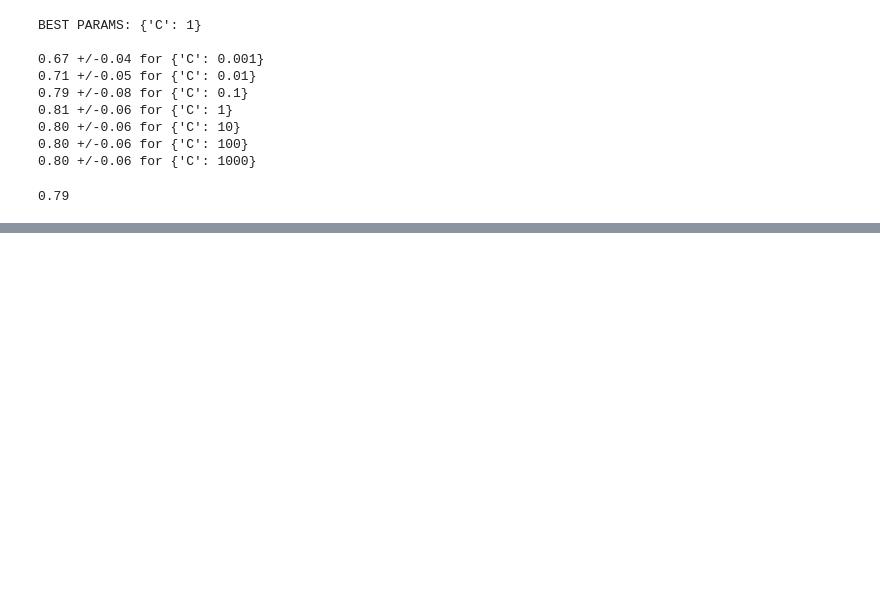
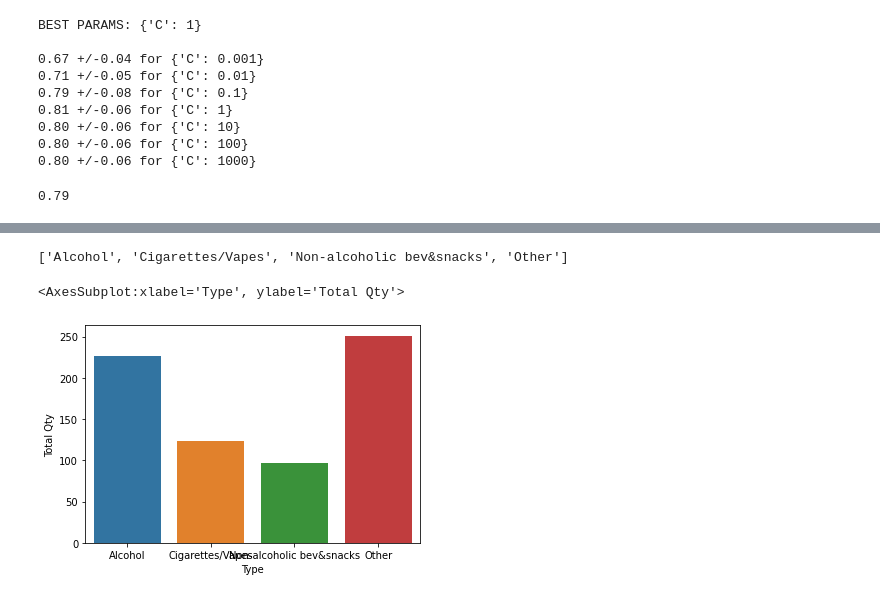
Before and after one commit to Skahlon7/_Spatial_, a Jupyter notebook: ML_/Titanic_ML.ipynb, the cells around one changed output, grey strips where cells are left out. Saved outputs shown, nothing was run; the diff lists cells and outputs as text; code cells hidden in the pictures; blank space fills up the shorter version.

```diff
--- a/ML_/Titanic_ML.ipynb
+++ b/ML_/Titanic_ML.ipynb
@@ -220,0 +271,20 @@ round(np.mean(scores),2)
+# %%
+alcohol, cigs, snacks = [val.lower() for val in alcohol], [val.lower() for val in cigs], \
+[val.lower() for val in snacks]
+alcohol, cigs, snacks = tuple(alcohol), tuple(cigs), tuple(snacks)
+# %%
+new_col = []
+#1=alcohol
+#2=cigs
+#3=non-alchol products
+#0-other
+
+for row in store_df['Name']:
+    if row.lower().startswith(alcohol) or row.lower().endswith('ml'):
+        new_col.append(1)
+    elif row.lower().startswith(cigs):
+        new_col.append(2)
+    elif row.lower().startswith(snacks):
+        new_col.append(3)
+    else:
+        new_col.append(0)
@@ -220,0 +296,19 @@ round(np.mean(scores),2)
+# %%
+import numpy as np
+store_df['Class'] = new_col
+
+conditions = [
+    (store_df["Class"] == 0),
+    (store_df["Class"] == 1),
+    (store_df["Class"] == 2),
+    (store_df["Class"] == 3)
+
+]
+
+values = ['Other', 'Alcohol', 'Cigarettes/Vapes', 'Non-alcoholic bev&snacks'
+]
+
+store_df['Type'] = np.select(conditions,values)
+# %%
+agg = store_df.groupby('Type').agg({'Total Qty': 'sum'})
+agg
@@ -220,0 +322,10 @@ round(np.mean(scores),2)
+# %%
+list(agg.index)
+# %% [output]
+['Alcohol', 'Cigarettes/Vapes', 'Non-alcoholic bev&snacks', 'Other']
+# %%
+import seaborn as sns
+sns.barplot(data=agg, x=agg.index, y='Total Qty')
+# %% [output]
+<AxesSubplot:xlabel='Type', ylabel='Total Qty'>
+[figure, added]
```
Also changed, not shown: parts of 16 cells of this notebook, 2 other files.
